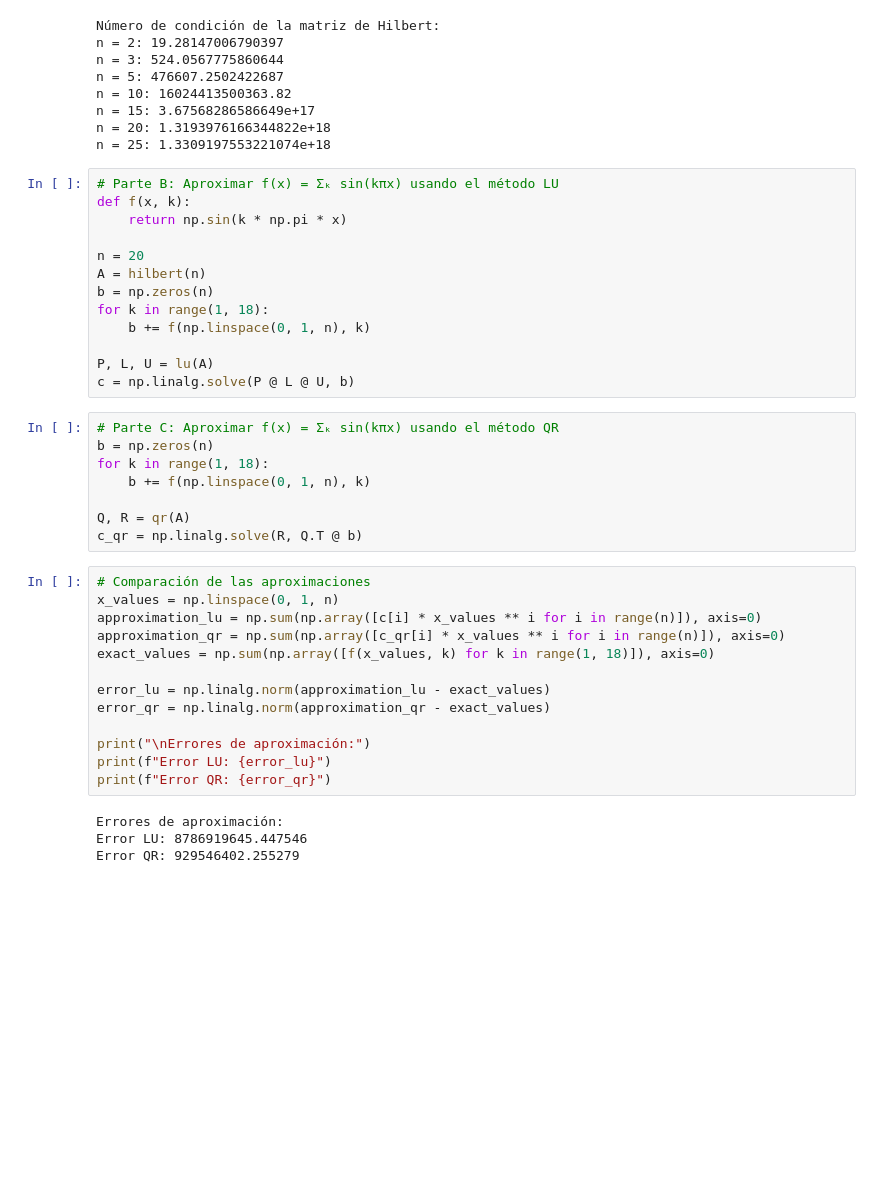
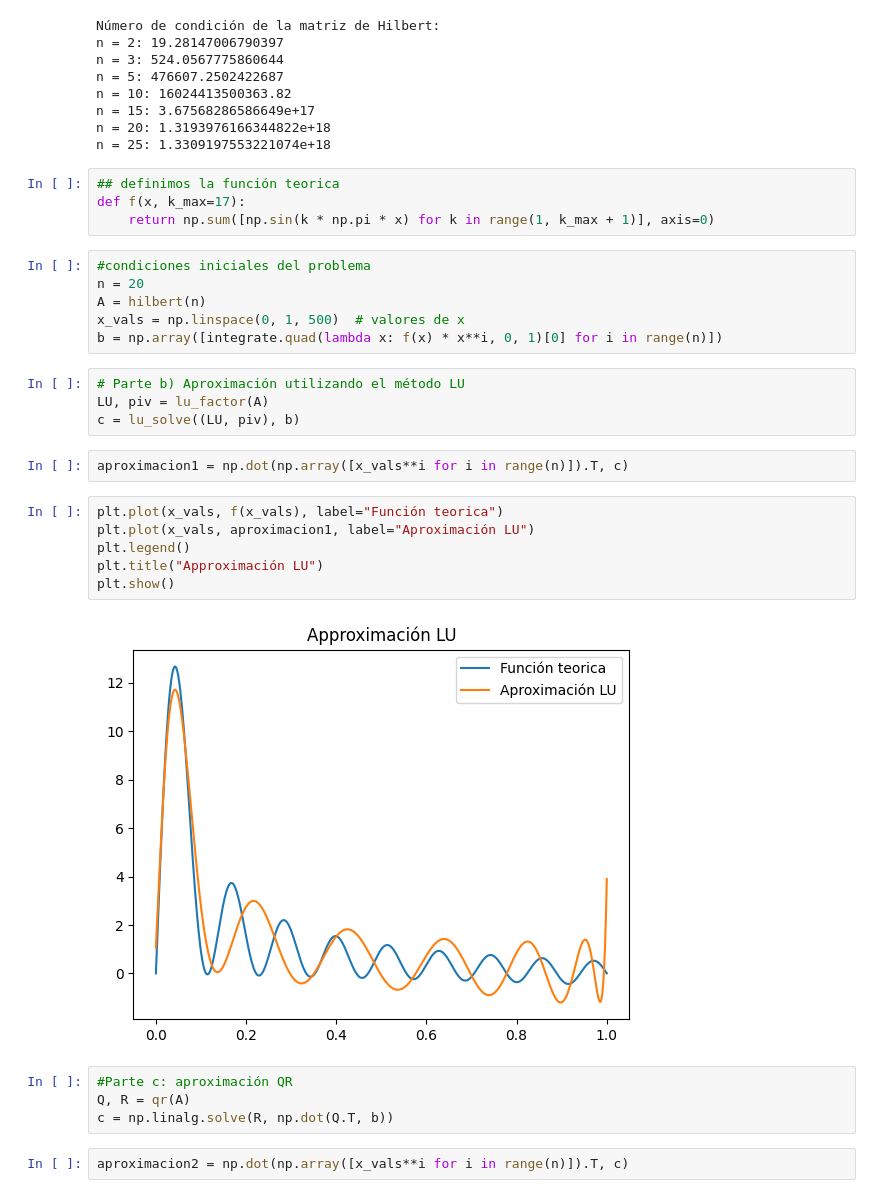
Before and after one commit to sofiaesc07/Lista2-MN2, a Jupyter notebook: Ejercicio3.ipynb, the cells around one changed output. Saved outputs shown, nothing was run; the diff lists cells and outputs as text; blank space fills up the shorter version.

```diff
--- a/Ejercicio3.ipynb
+++ b/Ejercicio3.ipynb
@@ -24,41 +26,33 @@ n = 10: 16024413500363.82
 n = 15: 3.67568286586649e+17
 n = 20: 1.3193976166344822e+18
 n = 25: 1.3309197553221074e+18
-# %%
-# Parte B: Aproximar f(x) = Σₖ sin(kπx) usando el método LU
-def f(x, k):
-    return np.sin(k * np.pi * x)
-
-n = 20
-A = hilbert(n)
-b = np.zeros(n)
-for k in range(1, 18):
-    b += f(np.linspace(0, 1, n), k)
-
-P, L, U = lu(A)
-c = np.linalg.solve(P @ L @ U, b)
+# %%
+## definimos la función teorica
+def f(x, k_max=17):
+    return np.sum([np.sin(k * np.pi * x) for k in range(1, k_max + 1)], axis=0)
+# %%
+#condiciones iniciales del problema
+n = 20
+A = hilbert(n)
+x_vals = np.linspace(0, 1, 500)  # valores de x
+b = np.array([integrate.quad(lambda x: f(x) * x**i, 0, 1)[0] for i in range(n)])
+# %%
+# Parte b) Aproximación utilizando el método LU
+LU, piv = lu_factor(A)
+c = lu_solve((LU, piv), b)
+# %%
+aproximacion1 = np.dot(np.array([x_vals**i for i in range(n)]).T, c)
+# %%
+plt.plot(x_vals, f(x_vals), label="Función teorica")
+plt.plot(x_vals, aproximacion1, label="Aproximación LU")
+plt.legend()
+plt.title("Approximación LU")
+plt.show()
+# %% [output]
+[figure, added]
 # %%
-# Parte C: Aproximar f(x) = Σₖ sin(kπx) usando el método QR
-b = np.zeros(n)
-for k in range(1, 18):
-    b += f(np.linspace(0, 1, n), k)
-
+#Parte c: aproximación QR
 Q, R = qr(A)
-c_qr = np.linalg.solve(R, Q.T @ b)
+c = np.linalg.solve(R, np.dot(Q.T, b))
-# %%
-# Comparación de las aproximaciones
-x_values = np.linspace(0, 1, n)
-approximation_lu = np.sum(np.array([c[i] * x_values ** i for i in range(n)]), axis=0)
-approximation_qr = np.sum(np.array([c_qr[i] * x_values ** i for i in range(n)]), axis=0)
-exact_values = np.sum(np.array([f(x_values, k) for k in range(1, 18)]), axis=0)
-
-error_lu = np.linalg.norm(approximation_lu - exact_values)
-error_qr = np.linalg.norm(approximation_qr - exact_values)
-
-print("\nErrores de aproximación:")
-print(f"Error LU: {error_lu}")
-print(f"Error QR: {error_qr}")
-# %% [output]
-Errores de aproximación:
-Error LU: 8786919645.447546
-Error QR: 929546402.255279
+# %%
+aproximacion2 = np.dot(np.array([x_vals**i for i in range(n)]).T, c)
```
Also changed, not shown: parts of 4 cells of this notebook, 1 other file.
